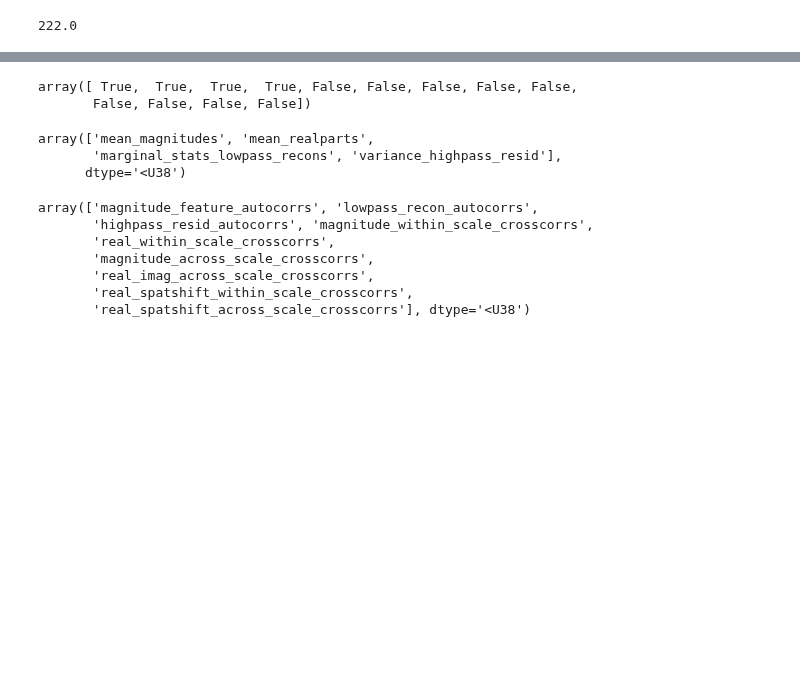
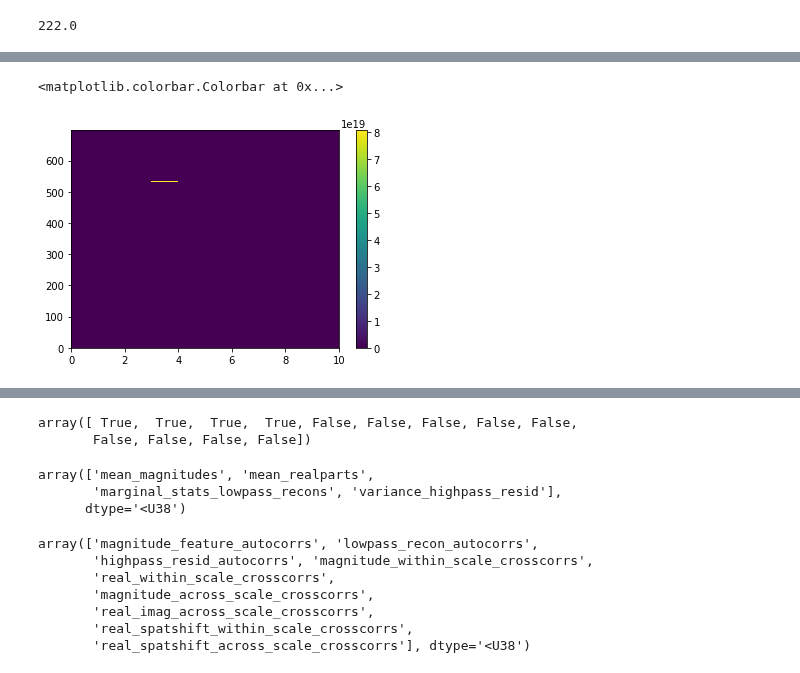
Before and after one commit to mmhenderson/modfit, a Jupyter notebook: notebooks/testing/test_fitting.ipynb, the cells around one changed output, grey strips where cells are left out. Cells and saved outputs as stored; diff of their text form; code cells hidden in the pictures; blank space fills up the shorter version.

```diff
--- a/notebooks/testing/test_fitting.ipynb
+++ b/notebooks/testing/test_fitting.ipynb
@@ -229,0 +274,7 @@ torch.Size([62, 265])
+# %%
+plt.figure;
+plt.pcolormesh(feat_np[:,0:10] - feat_OLD_np[:,0:10])
+plt.colorbar()
+# %% [output]
+<matplotlib.colorbar.Colorbar at 0x...>
+[figure, added]
```
Also changed, not shown: parts of 60 cells of this notebook, 3 other files.
